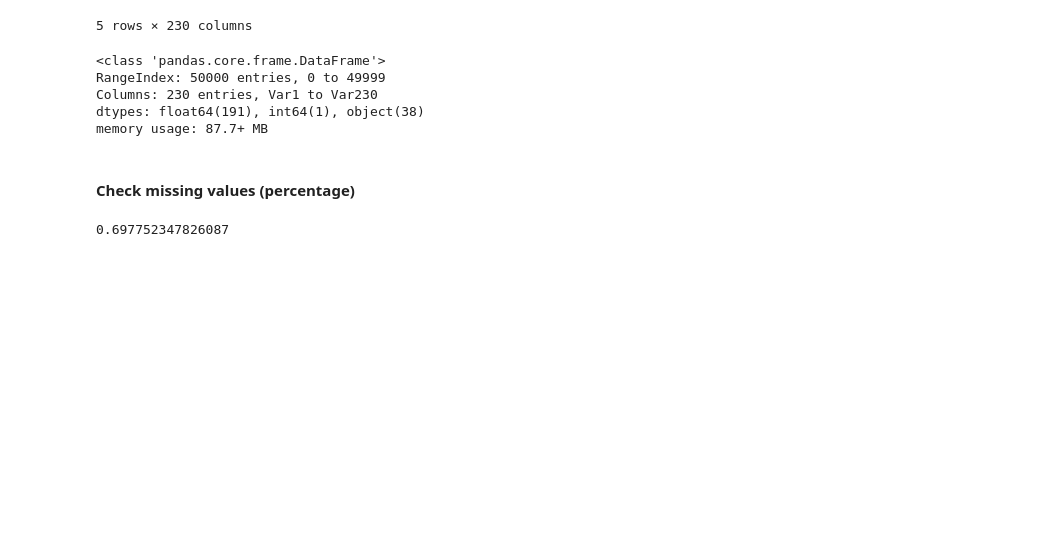
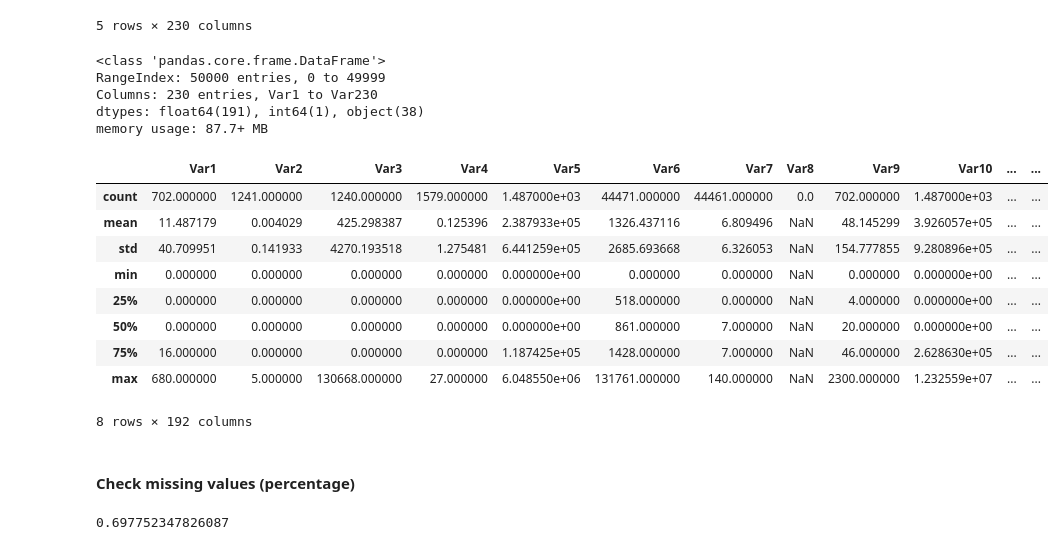
Before and after one commit to marc-feldmann/CustomerChurnPrediction, a Jupyter notebook: report.ipynb, the cells around one changed output. Drawn from its saved outputs; the diff is of its cells as text; code cells hidden in the pictures; blank space fills up the shorter version.

```diff
--- a/report.ipynb
+++ b/report.ipynb
@@ -96,6 +96,19 @@ RangeIndex: 50000 entries, 0 to 49999
 Columns: 230 entries, Var1 to Var230
 dtypes: float64(191), int64(1), object(38)
 memory usage: 87.7+ MB
+# %%
+data.describe()
+# %% [output]
+|  | Var1 | Var2 | Var3 | Var4 | Var5 | Var6 | Var7 | Var8 | Var9 | Var10 | ... | ... |
+| count | 702.000000 | 1241.000000 | 1240.000000 | 1579.000000 | 1.487000e+03 | 44471.000000 | 44461.000000 | 0.0 | 702.000000 | 1.487000e+03 | ... | ... |
+| mean | 11.487179 | 0.004029 | 425.298387 | 0.125396 | 2.387933e+05 | 1326.437116 | 6.809496 | NaN | 48.145299 | 3.926057e+05 | ... | ... |
+| std | 40.709951 | 0.141933 | 4270.193518 | 1.275481 | 6.441259e+05 | 2685.693668 | 6.326053 | NaN | 154.777855 | 9.280896e+05 | ... | ... |
+| min | 0.000000 | 0.000000 | 0.000000 | 0.000000 | 0.000000e+00 | 0.000000 | 0.000000 | NaN | 0.000000 | 0.000000e+00 | ... | ... |
+| 25% | 0.000000 | 0.000000 | 0.000000 | 0.000000 | 0.000000e+00 | 518.000000 | 0.000000 | NaN | 4.000000 | 0.000000e+00 | ... | ... |
+| 50% | 0.000000 | 0.000000 | 0.000000 | 0.000000 | 0.000000e+00 | 861.000000 | 7.000000 | NaN | 20.000000 | 0.000000e+00 | ... | ... |
+| 75% | 16.000000 | 0.000000 | 0.000000 | 0.000000 | 1.187425e+05 | 1428.000000 | 7.000000 | NaN | 46.000000 | 2.628630e+05 | ... | ... |
+| max | 680.000000 | 5.000000 | 130668.000000 | 27.000000 | 6.048550e+06 | 131761.000000 | 140.000000 | NaN | 2300.000000 | 1.232559e+07 | ... | ... |
+8 rows × 192 columns
 # %% [markdown]
 #### Check missing values (percentage)
 # %%
```
Also changed, not shown: parts of 4 cells of this notebook, 1 other file.
